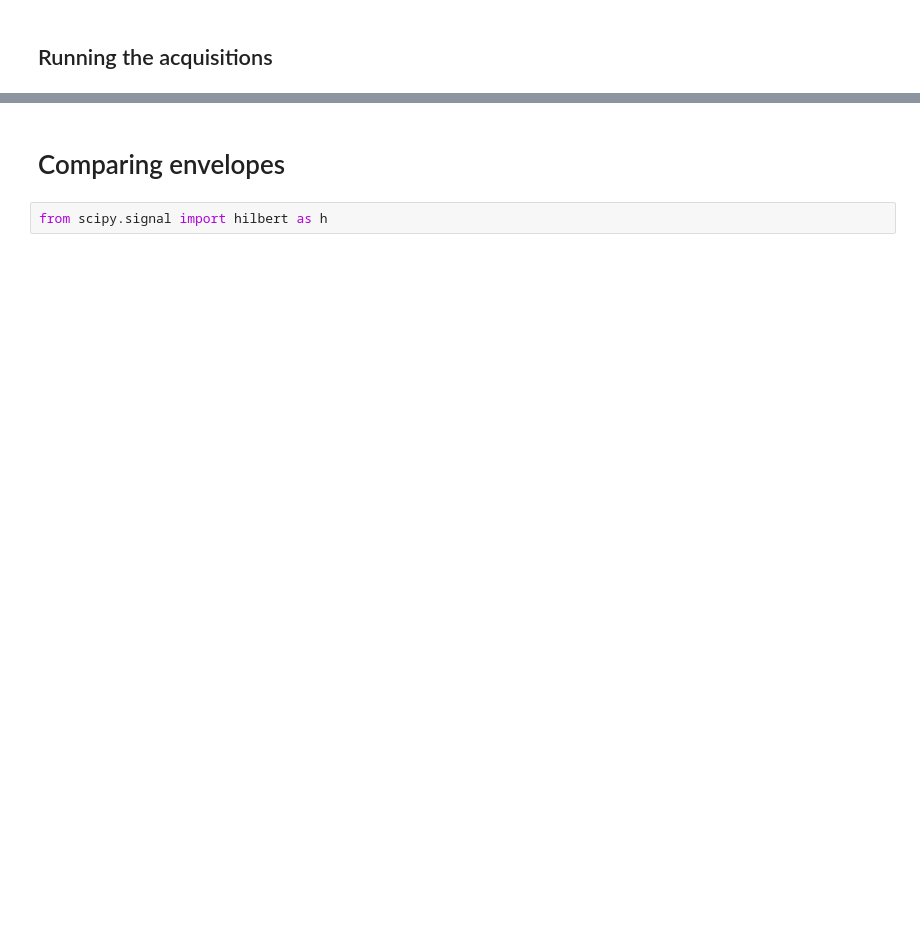
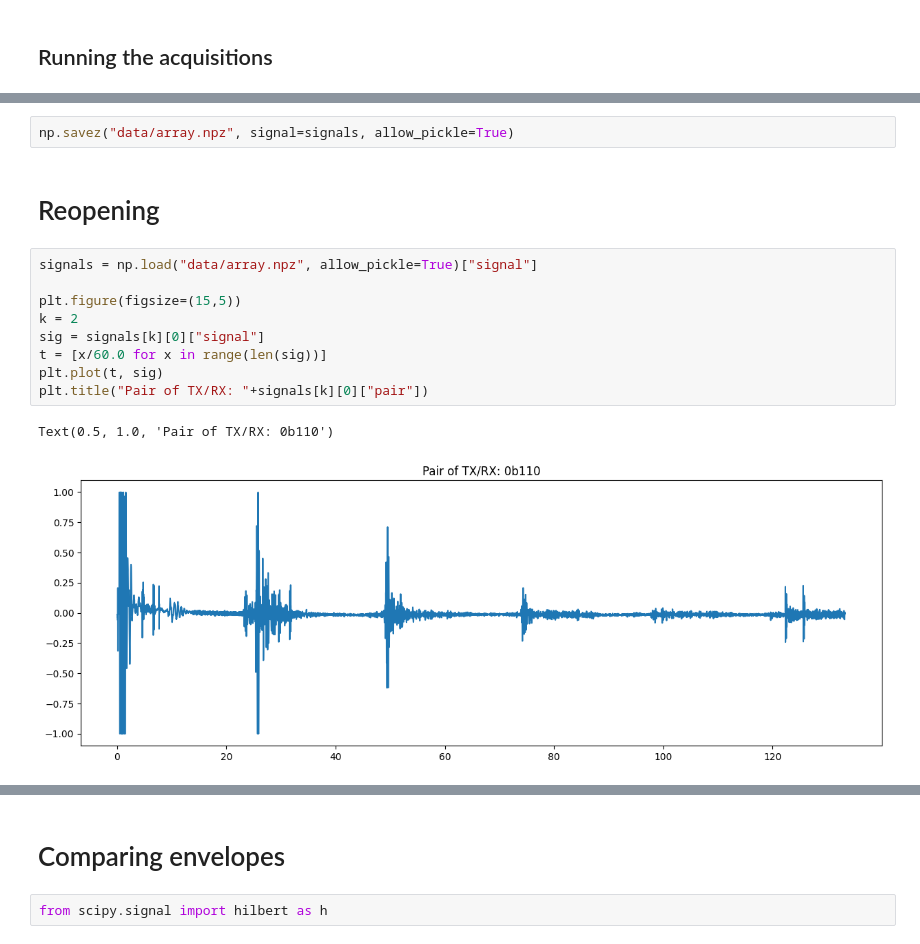
Before and after one commit to kelu124/pic0rick, a Jupyter notebook: software/rp2350_mux/Readme.ipynb, the cells around one changed output, grey strips where cells are left out. Saved outputs shown, nothing was run; the diff lists cells and outputs as text; blank space fills up the shorter version.

```diff
--- a/software/rp2350_mux/Readme.ipynb
+++ b/software/rp2350_mux/Readme.ipynb
@@ -79,0 +94,16 @@ b'run> write mux 0300\r\n' b'MAX14866 writing started\r\n' b'MAX14866 writing en
+# %%
+np.savez("data/array.npz", signal=signals, allow_pickle=True)
+# %% [markdown]
+# Reopening
+# %%
+signals = np.load("data/array.npz", allow_pickle=True)["signal"]
+
+plt.figure(figsize=(15,5))
+k = 2
+sig = signals[k][0]["signal"]
+t = [x/60.0 for x in range(len(sig))]
+plt.plot(t, sig)
+plt.title("Pair of TX/RX: "+signals[k][0]["pair"])
+# %% [output]
+Text(0.5, 1.0, 'Pair of TX/RX: 0b110')
+[figure, added]
```
Also changed, not shown: parts of 8 cells of this notebook, 3 other files.
